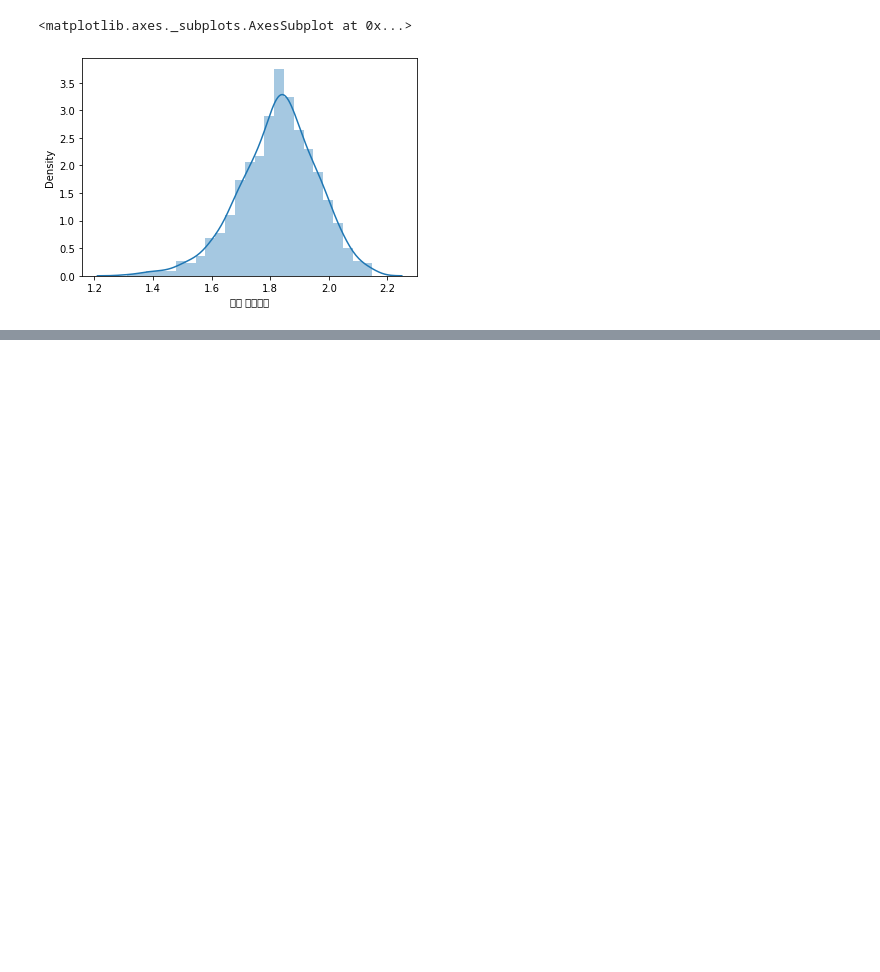
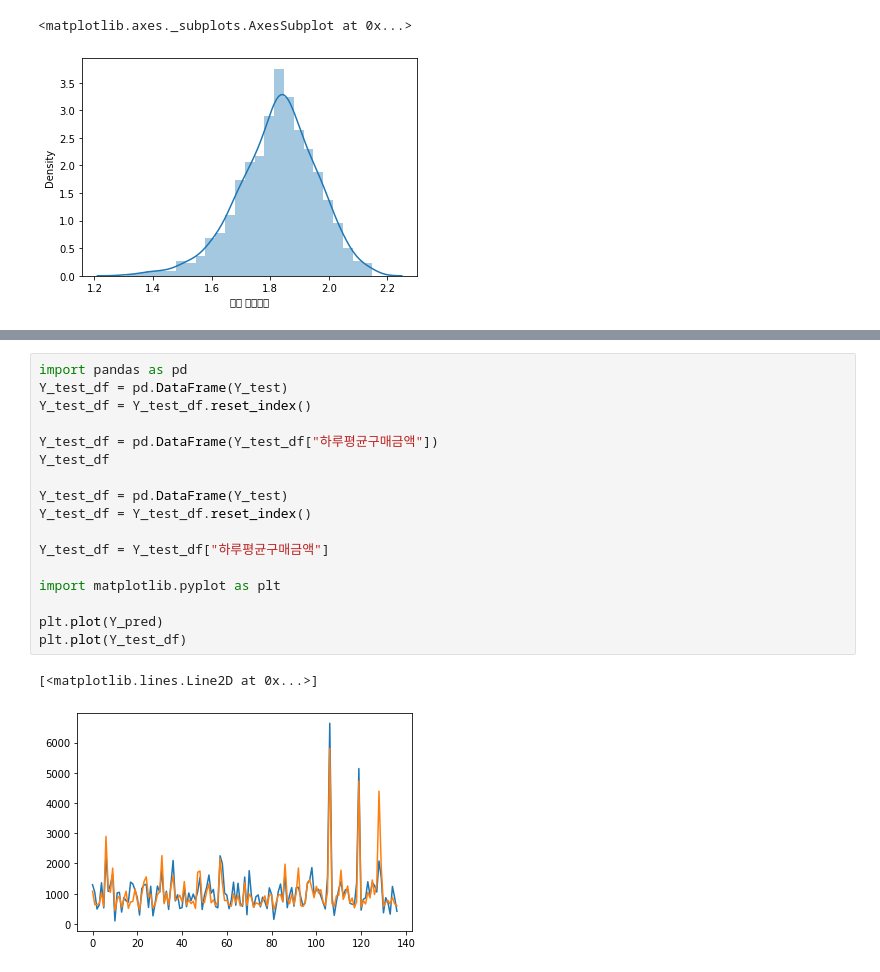
Before and after one commit to chajunhyeop/-, a Jupyter notebook: 파이썬실습.ipynb, the cells around one changed output, grey strips where cells are left out. Saved outputs shown, nothing was run; the diff lists cells and outputs as text; blank space fills up the shorter version.

```diff
--- a/파이썬실습.ipynb
+++ b/파이썬실습.ipynb
@@ -376,0 +392,20 @@ RMSE : 342.544
+# %%
+import pandas as pd
+Y_test_df = pd.DataFrame(Y_test)
+Y_test_df = Y_test_df.reset_index()
+
+Y_test_df = pd.DataFrame(Y_test_df["하루평균구매금액"])
+Y_test_df
+
+Y_test_df = pd.DataFrame(Y_test)
+Y_test_df = Y_test_df.reset_index()
+
+Y_test_df = Y_test_df["하루평균구매금액"]
+
+import matplotlib.pyplot as plt
+
+plt.plot(Y_pred)
+plt.plot(Y_test_df)
+# %% [output]
+[<matplotlib.lines.Line2D at 0x...>]
+[figure, added]
```
Also changed, not shown: parts of 3 cells of this notebook.
